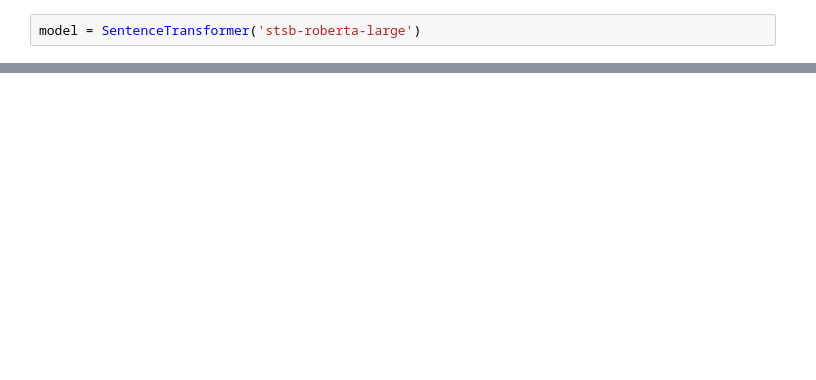
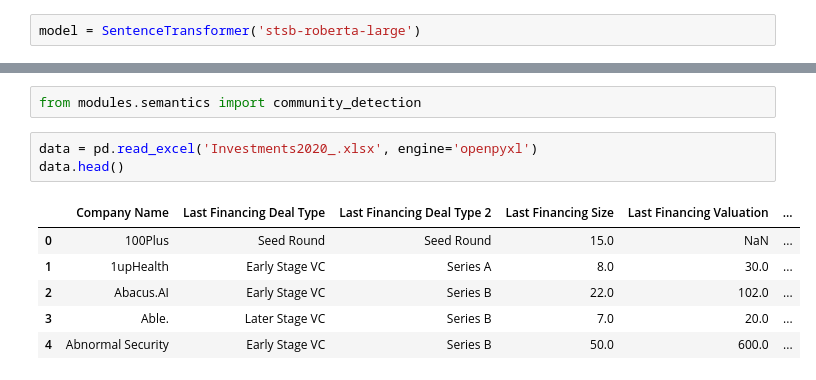
Before and after one commit to deanmeyer10/VC_Investments_2020_Trends, a Jupyter notebook: company-similarity.ipynb, the cells around one changed output, grey strips where cells are left out. Saved outputs shown, nothing was run; the diff lists cells and outputs as text; blank space fills up the shorter version.

```diff
--- a/company-similarity.ipynb
+++ b/company-similarity.ipynb
@@ -34,0 +74,12 @@ model = SentenceTransformer('stsb-roberta-large')
+# %%
+from modules.semantics import community_detection
+# %%
+data = pd.read_excel('Investments2020_.xlsx', engine='openpyxl')
+data.head()
+# %% [output]
+|  | Company Name | Last Financing Deal Type | Last Financing Deal Type 2 | Last Financing Size | Last Financing Valuation | ... |
+| 0 | 100Plus | Seed Round | Seed Round | 15.0 | NaN | ... |
+| 1 | 1upHealth | Early Stage VC | Series A | 8.0 | 30.0 | ... |
+| 2 | Abacus.AI | Early Stage VC | Series B | 22.0 | 102.0 | ... |
+| 3 | Able. | Later Stage VC | Series B | 7.0 | 20.0 | ... |
+| 4 | Abnormal Security | Early Stage VC | Series B | 50.0 | 600.0 | ... |
```
Also changed, not shown: parts of 12 cells of this notebook.
